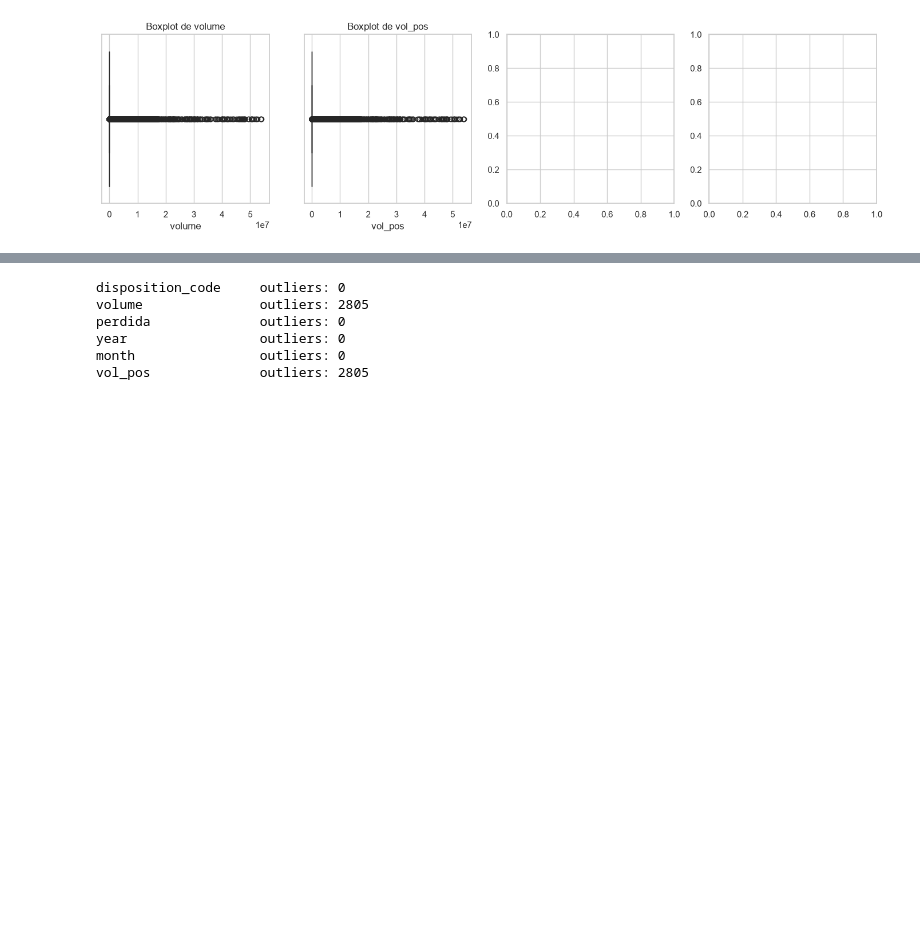
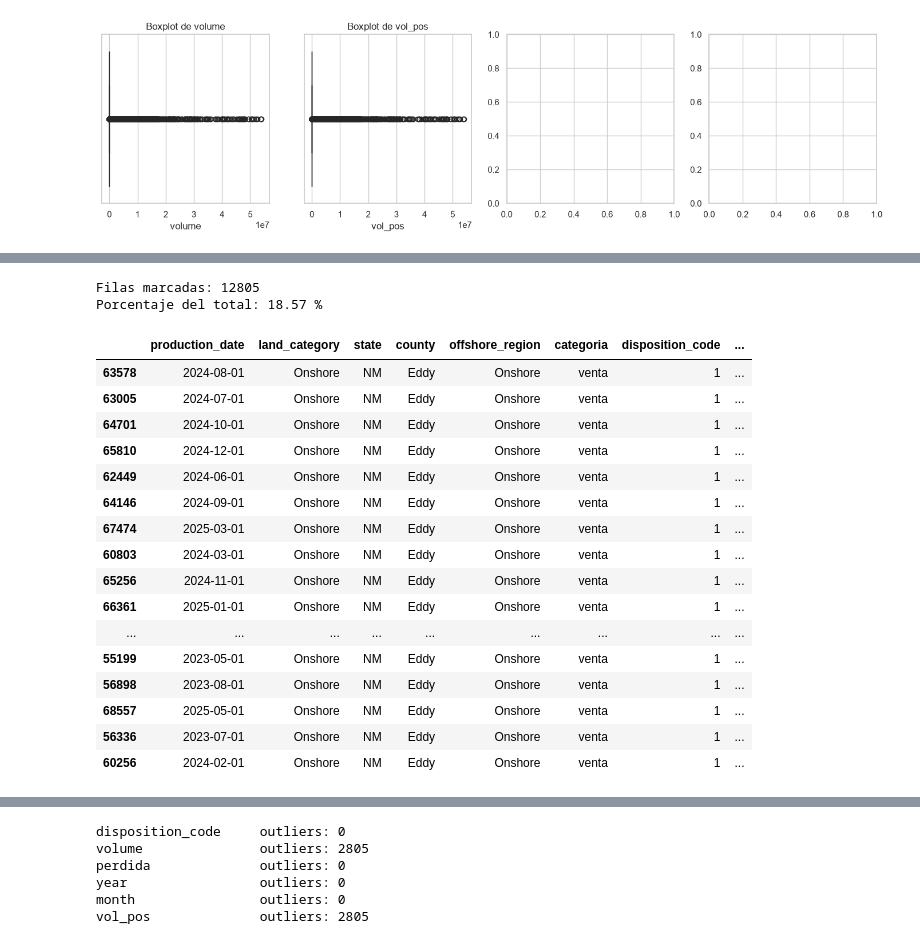
Before and after one commit to julian-quinteros/ProyectoYPF-DS-Pre2, a Jupyter notebook: Proyecto_G14_V1.2-Julian.ipynb, the cells around one changed output, grey strips where cells are left out. Drawn from its saved outputs; the diff is of its cells as text; code cells hidden in the pictures; blank space fills up the shorter version.

```diff
--- a/Proyecto_G14_V1.2-Julian.ipynb
+++ b/Proyecto_G14_V1.2-Julian.ipynb
@@ -690,0 +821,42 @@ plt.show()
+# %%
+# Copiamos solo las líneas que IQR marcó como posibles outliers.
+casos_iqr = gas_limpio.loc[outlier_iqr].copy()
+
+print('Filas marcadas:', len(casos_iqr))
+print('Porcentaje del total:', round(len(casos_iqr) / len(gas_limpio) * 100, 2), '%')
+
+# 20 valores más altos junto con su contexto (disposition_code y disposition_description) para ver si son realmente outliers o si hay una explicación.
+columnas2 = [
+    'production_date',
+    'land_category',
+    'state',
+    'county',
+    'offshore_region',
+    'categoria',
+    'disposition_code',
+    'disposition_description',
+    'volume',
+    'vol_pos'
+]
+
+display(casos_iqr.sort_values('vol_pos', ascending=False)[columnas2].head(20))
+# %% [output]
+Filas marcadas: 12805
+Porcentaje del total: 18.57 %
+|  | production_date | land_category | state | county | offshore_region | categoria | disposition_code | ... |
+| 63578 | 2024-08-01 | Onshore | NM | Eddy | Onshore | venta | 1 | ... |
+| 63005 | 2024-07-01 | Onshore | NM | Eddy | Onshore | venta | 1 | ... |
+| 64701 | 2024-10-01 | Onshore | NM | Eddy | Onshore | venta | 1 | ... |
+| 65810 | 2024-12-01 | Onshore | NM | Eddy | Onshore | venta | 1 | ... |
+| 62449 | 2024-06-01 | Onshore | NM | Eddy | Onshore | venta | 1 | ... |
+| 64146 | 2024-09-01 | Onshore | NM | Eddy | Onshore | venta | 1 | ... |
+| 67474 | 2025-03-01 | Onshore | NM | Eddy | Onshore | venta | 1 | ... |
+| 60803 | 2024-03-01 | Onshore | NM | Eddy | Onshore | venta | 1 | ... |
+| 65256 | 2024-11-01 | Onshore | NM | Eddy | Onshore | venta | 1 | ... |
+| 66361 | 2025-01-01 | Onshore | NM | Eddy | Onshore | venta | 1 | ... |
+| ... | ... | ... | ... | ... | ... | ... | ... | ... |
+| 55199 | 2023-05-01 | Onshore | NM | Eddy | Onshore | venta | 1 | ... |
+| 56898 | 2023-08-01 | Onshore | NM | Eddy | Onshore | venta | 1 | ... |
+| 68557 | 2025-05-01 | Onshore | NM | Eddy | Onshore | venta | 1 | ... |
+| 56336 | 2023-07-01 | Onshore | NM | Eddy | Onshore | venta | 1 | ... |
+| 60256 | 2024-02-01 | Onshore | NM | Eddy | Onshore | venta | 1 | ... |
```
Also changed, not shown: parts of 15 cells of this notebook.
